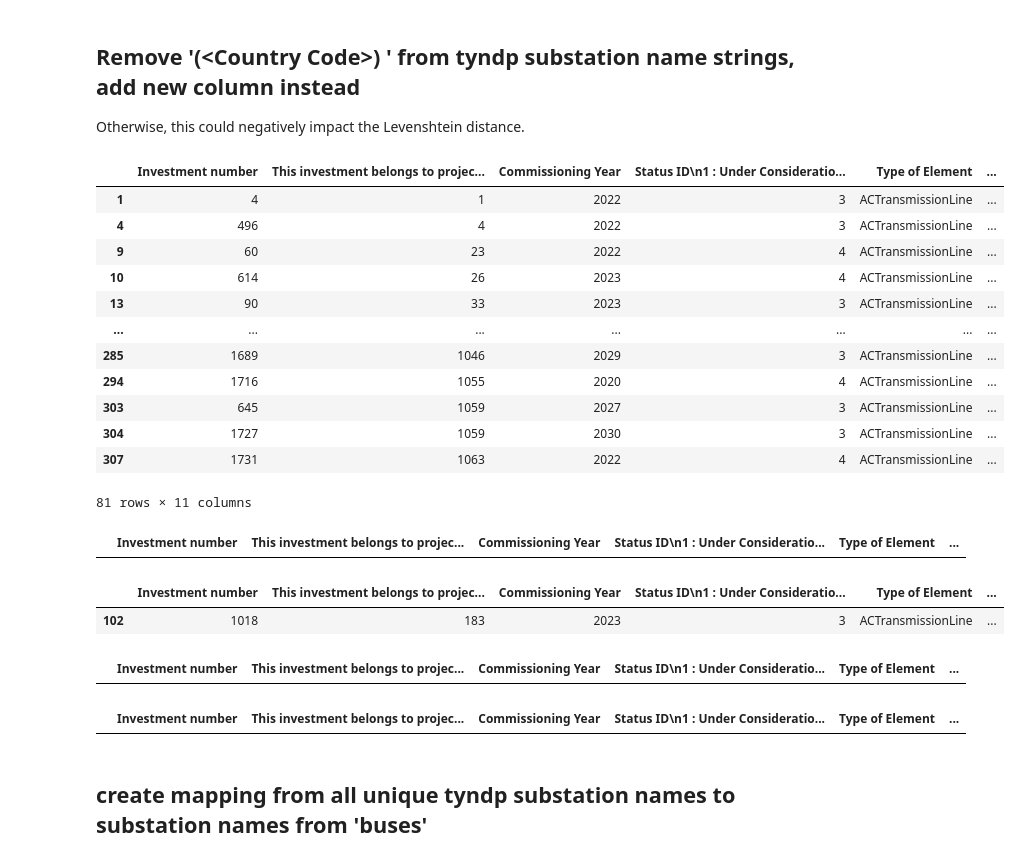
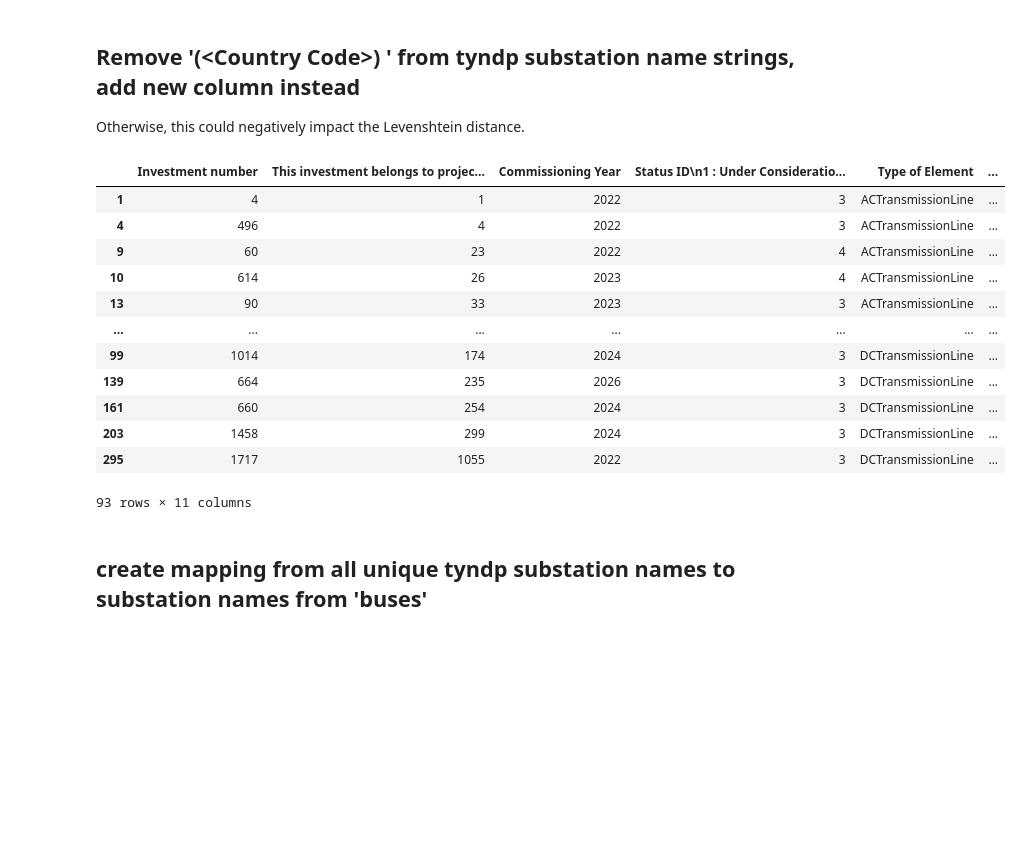
Before and after one commit to grecht/tyndp_to_pypsa, a Jupyter notebook: Experiments.ipynb, the cells around one changed output. Cells and saved outputs as stored; diff of their text form; code cells hidden in the pictures; blank space fills up the shorter version.

```diff
--- a/Experiments.ipynb
+++ b/Experiments.ipynb
@@ -51,11 +71,13 @@ ac_lines  = wanted.query("`Type of Element` == 'ACTransmissionLine'")
 dc_lines  = wanted.query("`Type of Element` == 'DCTransmissionLine'")
 on_subst  = wanted.query("`Type of Element` == 'OnshoreSubstation'")
 off_subst = wanted.query("`Type of Element` == 'OffshoreSubstation'")
+
+lines = ac_lines.append(dc_lines)
 # %%
 # For the time being, remove lines connected to new substations
 new_subst = set(on_subst['Substation From']).union(on_subst['Substation To'])
-ac_lines  = ac_lines.query("`Substation From` not in @new_subst")
-ac_lines  = ac_lines.query("`Substation To` not in @new_subst")
+lines  = lines.query("`Substation From` not in @new_subst")
+lines  = lines.query("`Substation To` not in @new_subst")
 # %% [markdown]
 # Use bus names from buses.csv (v0.1.0)
 See https://github.com/PyPSA/pypsa-eur/blob/v0.1.0rc/data/entsoegridkit/buses.csv. Data is from 2017 (newer gridkit extracts do not contain 'tags' with substation names).
@@ -144,8 +157,8 @@ pypsa_countries = ['AL', 'AT', 'BA', 'BE', 'BG', 'CH', 'CZ', 'DE', 'DK', 'EE', '
 duplicated = curated_buses.loc[curated_buses.name.duplicated()]
 duplicated = duplicated.query("country in @pypsa_countries")
 
-for name in duplicated.name.unique():
-    print(name)
-    for index, row in curated_buses.query('name == @name').iterrows():
-        print(f"({row['x']}, {row['y']}), {row['country']}")
-    print('----')
+# for name in duplicated.name.unique():
+#     print(name)
+#     for index, row in curated_buses.query('name == @name').iterrows():
+#         print(f"({row['x']}, {row['y']}), {row['country']}")
+#     print('----')
@@ -232,7 +227,7 @@ fr_countries = []
 to_names     = []
 to_countries = []
 
-for index, row in ac_lines.iterrows():
+for index, row in lines.iterrows():
     fr = row['Substation From']
     to = row['Substation To']
 
@@ -266,42 +261,25 @@ for index, row in ac_lines.iterrows():
     to_names.append(to_name)
     to_countries.append(to_country)
 # %%
-ac_lines['Substation From'] = fr_names
-ac_lines['Substation To'] = to_names
-ac_lines['Country1'] = fr_countries
-ac_lines['Country2'] = to_countries
-ac_lines
+lines['Substation From'] = fr_names
+lines['Substation To'] = to_names
+lines['Country1'] = fr_countries
+lines['Country2'] = to_countries
+lines
 # %% [output]
 |  | Investment number | This investment belongs to projec... | Commissioning Year | Status ID\n1 : Under Consideratio... | Type of Element | ... |
 | 1 | 4 | 1 | 2022 | 3 | ACTransmissionLine | ... |
 | 4 | 496 | 4 | 2022 | 3 | ACTransmissionLine | ... |
 | 9 | 60 | 23 | 2022 | 4 | ACTransmissionLine | ... |
 | 10 | 614 | 26 | 2023 | 4 | ACTransmissionLine | ... |
 | 13 | 90 | 33 | 2023 | 3 | ACTransmissionLine | ... |
 | ... | ... | ... | ... | ... | ... | ... |
-| 285 | 1689 | 1046 | 2029 | 3 | ACTransmissionLine | ... |
-| 294 | 1716 | 1055 | 2020 | 4 | ACTransmissionLine | ... |
-| 303 | 645 | 1059 | 2027 | 3 | ACTransmissionLine | ... |
-| 304 | 1727 | 1059 | 2030 | 3 | ACTransmissionLine | ... |
-| 307 | 1731 | 1063 | 2022 | 4 | ACTransmissionLine | ... |
+| 99 | 1014 | 174 | 2024 | 3 | DCTransmissionLine | ... |
+| 139 | 664 | 235 | 2026 | 3 | DCTransmissionLine | ... |
+| 161 | 660 | 254 | 2024 | 3 | DCTransmissionLine | ... |
+| 203 | 1458 | 299 | 2024 | 3 | DCTransmissionLine | ... |
+| 295 | 1717 | 1055 | 2022 | 3 | DCTransmissionLine | ... |
-81 rows × 11 columns
+93 rows × 11 columns
-# %%
-ac_lines.loc[~ac_lines['Country1'].isna()].query('Country1 not in @pypsa_countries')
-# %% [output]
-|  | Investment number | This investment belongs to projec... | Commissioning Year | Status ID\n1 : Under Consideratio... | Type of Element | ... |
-# %%
-ac_lines.loc[~ac_lines['Country1'].isna()].query('Country2 not in @pypsa_countries')
-# %% [output]
-|  | Investment number | This investment belongs to projec... | Commissioning Year | Status ID\n1 : Under Consideratio... | Type of Element | ... |
-| 102 | 1018 | 183 | 2023 | 3 | ACTransmissionLine | ... |
-# %%
-ac_lines.loc[~ac_lines['Country2'].isna()].query('Country1 not in @pypsa_countries')
-# %% [output]
-|  | Investment number | This investment belongs to projec... | Commissioning Year | Status ID\n1 : Under Consideratio... | Type of Element | ... |
-# %%
-ac_lines.loc[~ac_lines['Country2'].isna()].query('Country2 not in @pypsa_countries')
-# %% [output]
-|  | Investment number | This investment belongs to projec... | Commissioning Year | Status ID\n1 : Under Consideratio... | Type of Element | ... |
 # %% [markdown]
 ## create mapping from all unique tyndp substation names to substation names from 'buses'
 # %%
```
Also changed, not shown: parts of 16 cells of this notebook.
